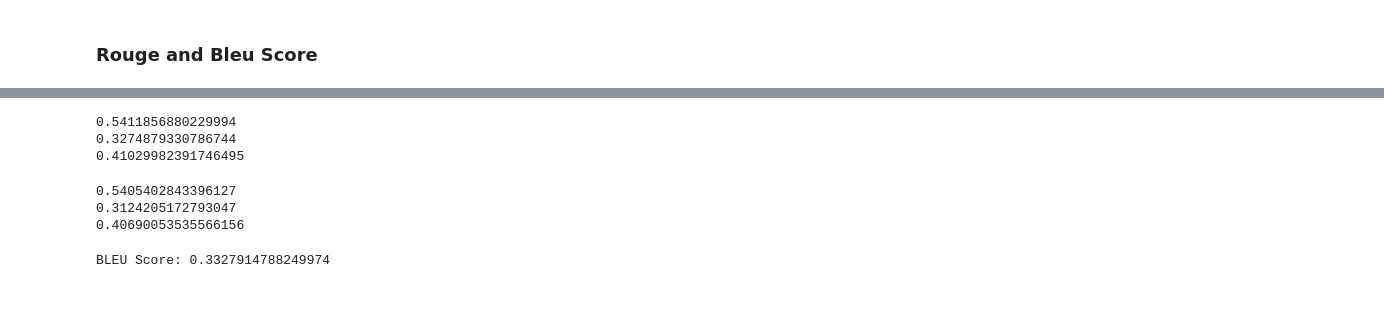
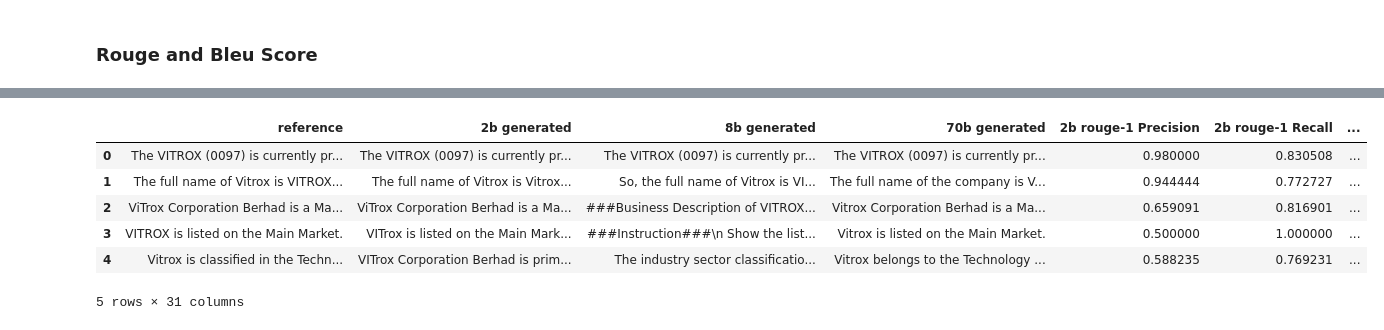
Before and after one commit to yeesem/Large-Language-Model, a Jupyter notebook: RAG_Evaluation.ipynb, the cells around one changed output, grey strips where cells are left out. Saved outputs shown, nothing was run; the diff lists cells and outputs as text; code cells hidden in the pictures; blank space fills up the shorter version.

```diff
--- a/RAG_Evaluation.ipynb
+++ b/RAG_Evaluation.ipynb
@@ -63,3 +77,6 @@ from ragas.metrics import Faithfulness, ResponseRelevancy, LLMContextRecall, LLM
+# %%
+llm = ChatGroq(model = 'llama-3.1-70b-versatile', groq_api_key = userdata.get('GROQ_API_KEY'), temperature = 0)
+embeddings = HuggingFaceEmbeddings(model_name = "all-MiniLM-L6-v2")
 # %%
 questions = ['What is the current stock price of Vitrox?',
  'What is the full name of Vitrox, and how is it abbreviated in the market?',
@@ -175,7 +192,7 @@ data_samples = {
 
 dataset = Dataset.from_dict(data_samples)
 
-score = evaluate(dataset, metrics=metrics)
+score = evaluate(dataset, metrics=metrics, llm = llm, embeddings = embeddings)
 # %% [markdown]
 ### 2B llama 3.1 Evaluation
 # %%
@@ -740,6 +786,7 @@ def calculate_rouge_score(generated_outputs, references):
 # %%
+_2b_output = df['2b output'].to_list()
+_8b_output = df['8b output'].to_list()
 _70b_output = df['70b output'].to_list()
 gpt_output = df['gpt output'].to_list()
 
-
-_70b_rouge_df = pd.DataFrame(calculate_rouge_score(_70b_output, gpt_output))
+rouge_dict = calculate_rouge_score(gpt_output, _2b_output, _8b_output, _70b_output)
@@ -759,8 +792,0 @@ _8b_rouge_df = pd.DataFrame(calculate_rouge_score(_8b_output, gpt_output))
-# %%
-print(np.mean(_8b_rouge_df['rouge-1 F1 Score']))
-print(np.mean(_8b_rouge_df['rouge-2 F1 Score']))
-print(np.mean(_8b_rouge_df['rouge-L F1 Score']))
-# %% [output]
-0.5411856880229994
-0.3274879330786744
-0.41029982391746495
@@ -772,23 +793,11 @@ _2b_rouge_df = pd.DataFrame(calculate_rouge_score(_2b_output, gpt_output))
-# %%
-print(np.mean(_2b_rouge_df['rouge-1 F1 Score']))
-print(np.mean(_2b_rouge_df['rouge-2 F1 Score']))
-print(np.mean(_2b_rouge_df['rouge-L F1 Score']))
-# %% [output]
-0.5405402843396127
-0.3124205172793047
-0.40690053535566156
-# %%
-from nltk.translate.bleu_score import sentence_bleu, SmoothingFunction
-
-# Define references and generated response
-reference = [["The", "cat", "is", "sitting", "on", "the", "mat"]]
-generated = ["The", "cat", "is", "on", "the", "mat"]
-
-# Compute BLEU score
-smoothie = SmoothingFunction().method4  # Smoothing method to avoid zero scores
-bleu_score = sentence_bleu(reference, generated, smoothing_function=smoothie)
-
-# Print the BLEU score
-print("BLEU Score:", bleu_score)
-# %% [output]
-BLEU Score: 0.3327914788249974
+# %%
+rouge_df = pd.DataFrame(rouge_dict)
+rouge_df.head()
+# %% [output]
+|  | reference | 2b generated | 8b generated | 70b generated | 2b rouge-1 Precision | 2b rouge-1 Recall | ... |
+| 0 | The VITROX (0097) is currently pr... | The VITROX (0097) is currently pr... | The VITROX (0097) is currently pr... | The VITROX (0097) is currently pr... | 0.980000 | 0.830508 | ... |
+| 1 | The full name of Vitrox is VITROX... | The full name of Vitrox is Vitrox... | So, the full name of Vitrox is VI... | The full name of the company is V... | 0.944444 | 0.772727 | ... |
+| 2 | ViTrox Corporation Berhad is a Ma... | ViTrox Corporation Berhad is a Ma... | ###Business Description of VITROX... | Vitrox Corporation Berhad is a Ma... | 0.659091 | 0.816901 | ... |
+| 3 | VITROX is listed on the Main Market. | VITrox is listed on the Main Mark... | ###Instruction###\n Show the list... | Vitrox is listed on the Main Market. | 0.500000 | 1.000000 | ... |
+| 4 | Vitrox is classified in the Techn... | VITrox Corporation Berhad is prim... | The industry sector classificatio... | Vitrox belongs to the Technology ... | 0.588235 | 0.769231 | ... |
+5 rows × 31 columns
```
Also changed, not shown: parts of 17 cells of this notebook.
